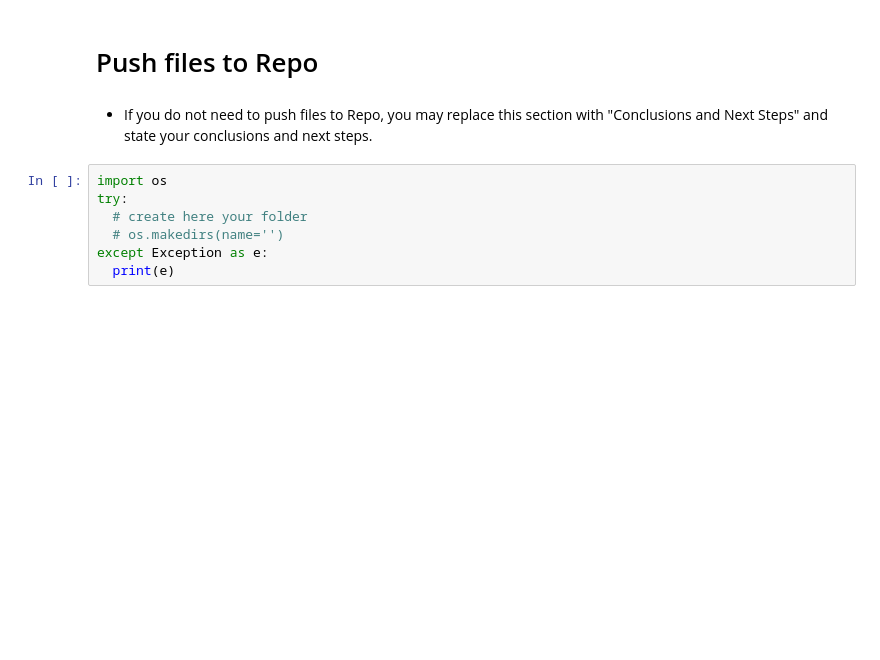
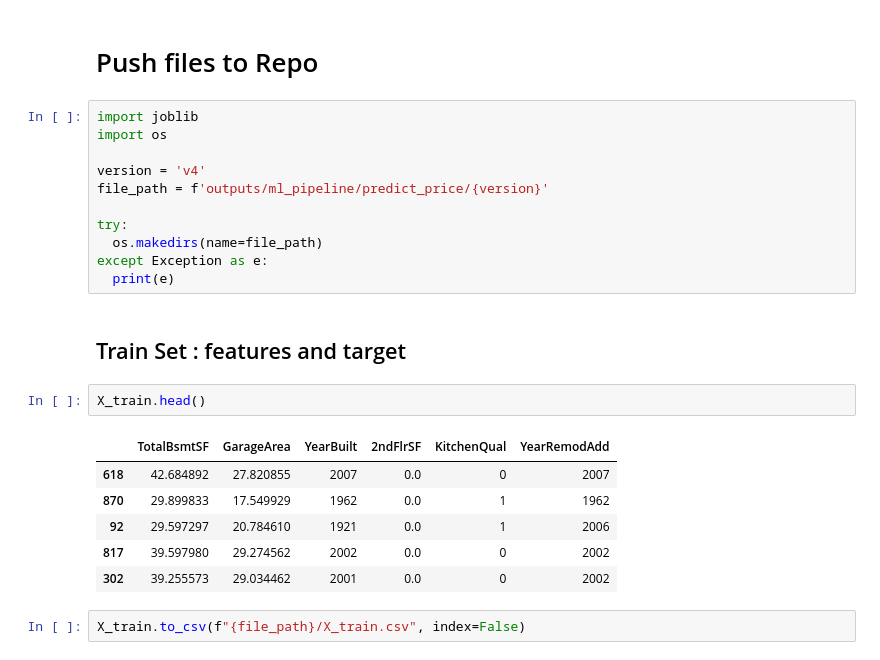
Before and after one commit to Ismino/housepricepred2, a Jupyter notebook: jupyter_notebooks/Modelling and Evaluation - Predict House Price.ipynb5.ipynb, the cells around one changed output. Cells and saved outputs as stored; diff of their text form; blank space fills up the shorter version.

```diff
--- a/jupyter_notebooks/Modelling and Evaluation - Predict House Price.ipynb5.ipynb
+++ b/jupyter_notebooks/Modelling and Evaluation - Predict House Price.ipynb5.ipynb
@@ -672,12 +701,27 @@ NOTE
 ---
 # %% [markdown]
 # Push files to Repo
-# %% [markdown]
-* If you do not need to push files to Repo, you may replace this section with "Conclusions and Next Steps" and state your conclusions and next steps.
 # %%
+import joblib
 import os
+
+version = 'v4'
+file_path = f'outputs/ml_pipeline/predict_price/{version}'
+
 try:
-  # create here your folder
-  # os.makedirs(name='')
+  os.makedirs(name=file_path)
 except Exception as e:
   print(e)
+# %% [markdown]
+## Train Set : features and target
+# %%
+X_train.head()
+# %% [output]
+|  | TotalBsmtSF | GarageArea | YearBuilt | 2ndFlrSF | KitchenQual | YearRemodAdd |
+| 618 | 42.684892 | 27.820855 | 2007 | 0.0 | 0 | 2007 |
+| 870 | 29.899833 | 17.549929 | 1962 | 0.0 | 1 | 1962 |
+| 92 | 29.597297 | 20.784610 | 1921 | 0.0 | 1 | 2006 |
+| 817 | 39.597980 | 29.274562 | 2002 | 0.0 | 0 | 2002 |
+| 302 | 39.255573 | 29.034462 | 2001 | 0.0 | 0 | 2002 |
+# %%
+X_train.to_csv(f"{file_path}/X_train.csv", index=False)
```
Also changed, not shown: parts of 19 cells of this notebook, 7 other files.
